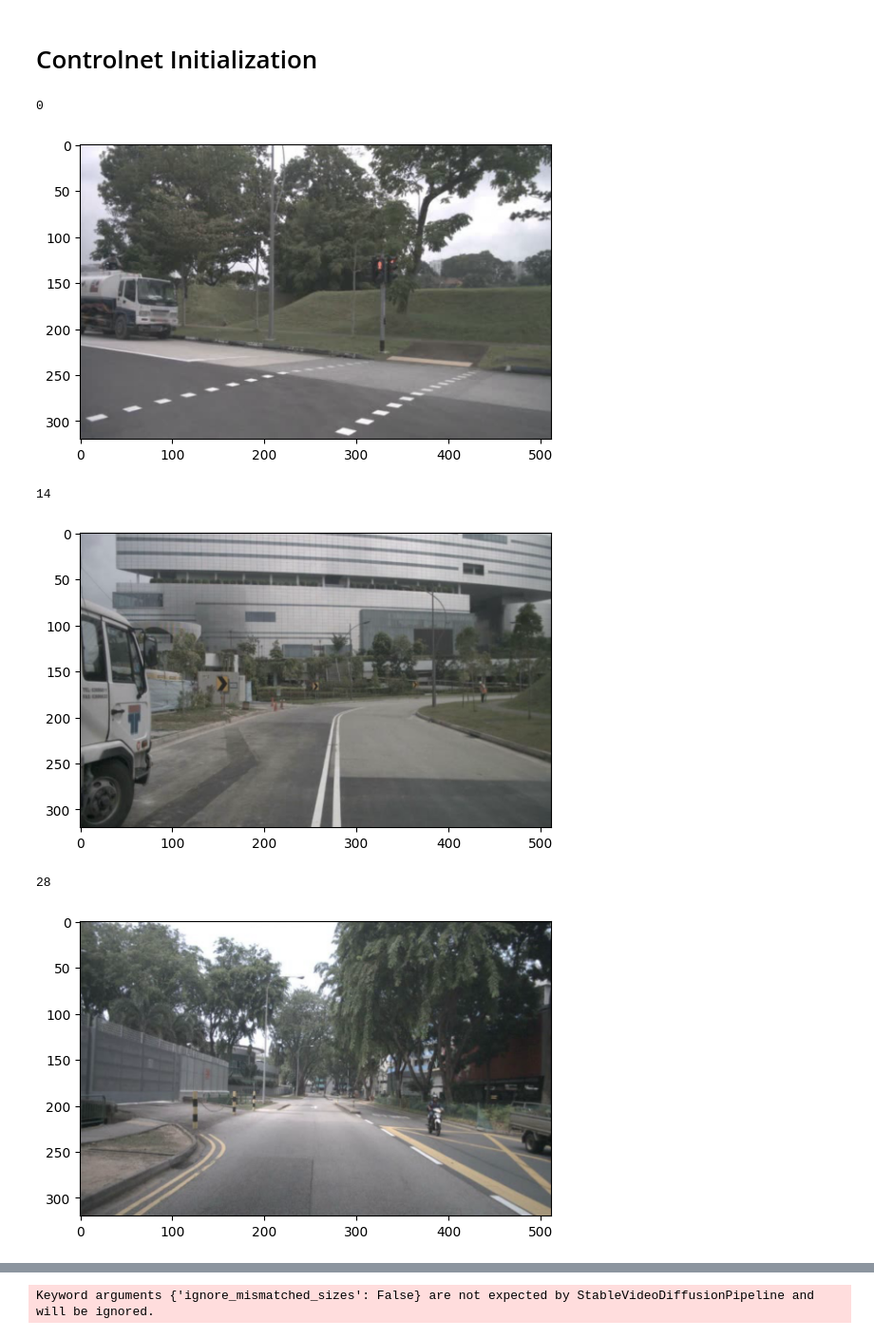
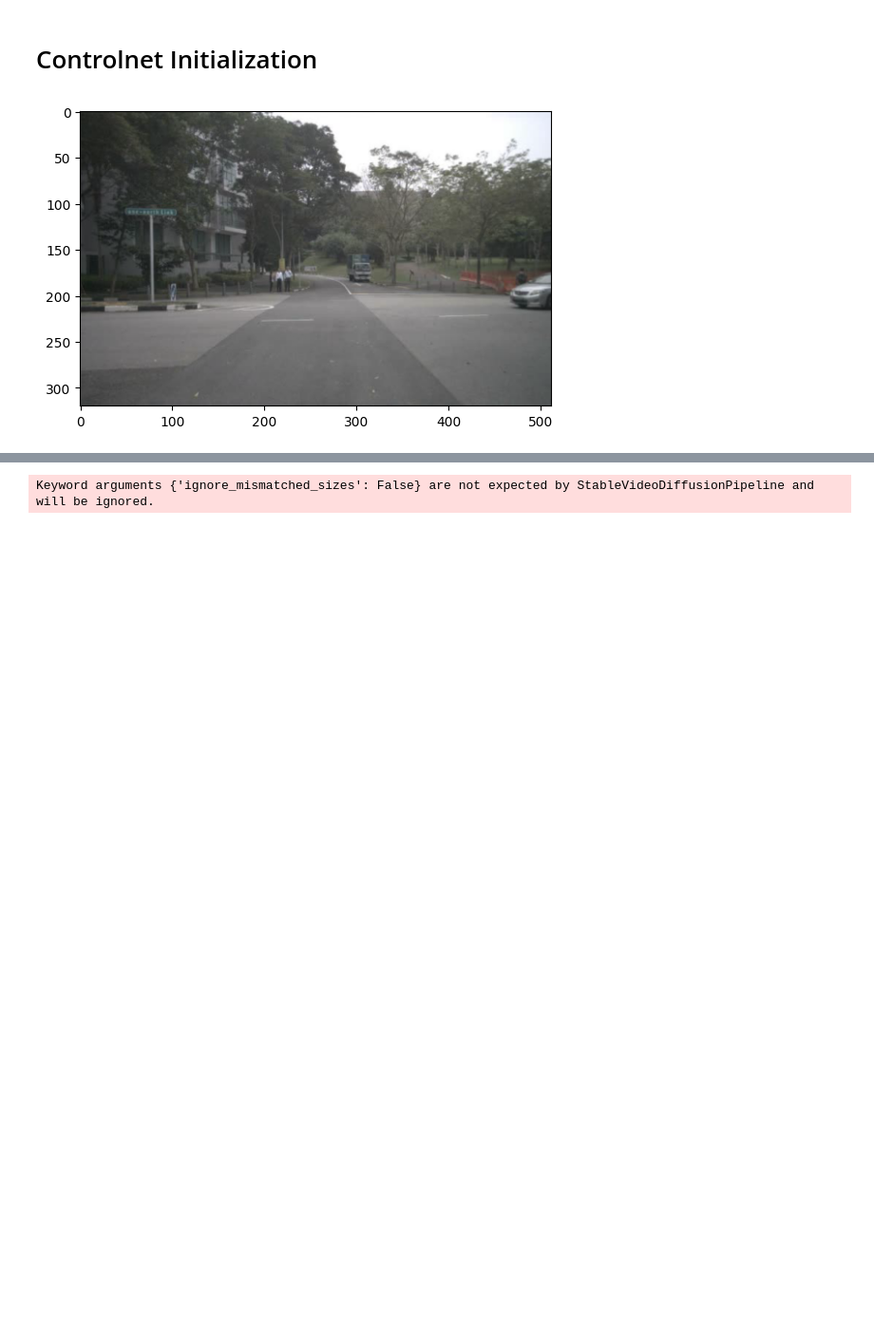
Before and after one commit to wisleythewise/custom_diffusers_library, a Jupyter notebook: src/diffusers/jasper/buildVideoControlnet.ipynb, the cells around one changed output, grey strips where cells are left out. Shown at 95% size. Cells and saved outputs as stored; diff of their text form; code cells hidden in the pictures; blank space fills up the shorter version.

```diff
--- a/src/diffusers/jasper/buildVideoControlnet.ipynb
+++ b/src/diffusers/jasper/buildVideoControlnet.ipynb
@@ -422,41 +422,38 @@ class DiffusionDataset(Dataset):
             "reference_image": reference_image
         }
 
 def collate_fn(batch):
     ground_truth = torch.stack([item['ground_truth'] for item in batch])
     conditioning = torch.stack([item['conditioning'] for item in batch])
     captions = [item['caption'] for item in batch]  # List of strings, no need to stack
     reference_images = [item['reference_image'] for item in batch]
 
 
     return {
         "ground_truth": ground_truth.flatten(0, 1),
         "conditioning": conditioning.flatten(0, 1),
         "caption": captions[0],
         "reference_image": reference_images[0],
     }
 
 
 
-train_dataset = DiffusionDataset(json_path='/home/wisley/custom_diffusers_library/src/diffusers/jasper/jappie_seg.json')
+train_dataset = DiffusionDataset(json_path='/home/wisley/custom_diffusers_library/src/diffusers/jasper/validation.json')
 
 train_dataloader = DataLoader(
     train_dataset,
     shuffle=False,
     collate_fn=collate_fn,
     batch_size=1,  # Or your preferred batch size
     num_workers=0,  # Adjust based on your setup
 )
 import matplotlib.pyplot as plt
-batch = train_dataloader[200]
-    to_tensor = transforms.ToTensor()
+data_iter = iter(train_dataloader)
+batch = next(data_iter)
 
-    plt.imshow(to_tensor(batch['reference_image']).permute(1, 2, 0))
-    plt.show()
+to_tensor = transforms.ToTensor()
+
+plt.imshow(to_tensor(batch['reference_image']).permute(1, 2, 0))
+plt.show()
 # %% [output]
-0
-[figure, old version]
+[figure, new version]
-14
-[figure, removed]
-28
-[figure, removed]
```
Also changed, not shown: parts of 1 cell of this notebook, 3 other files.
